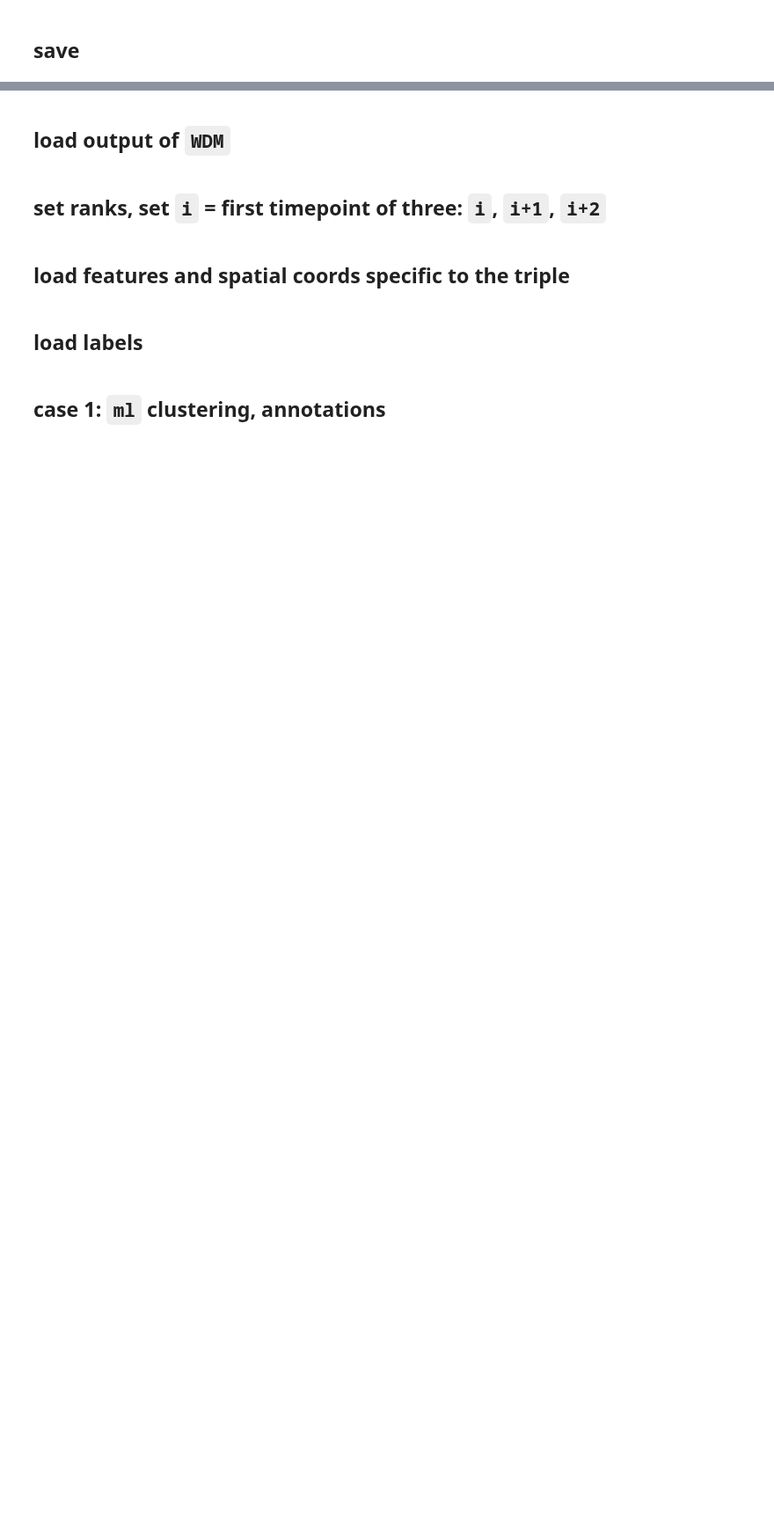
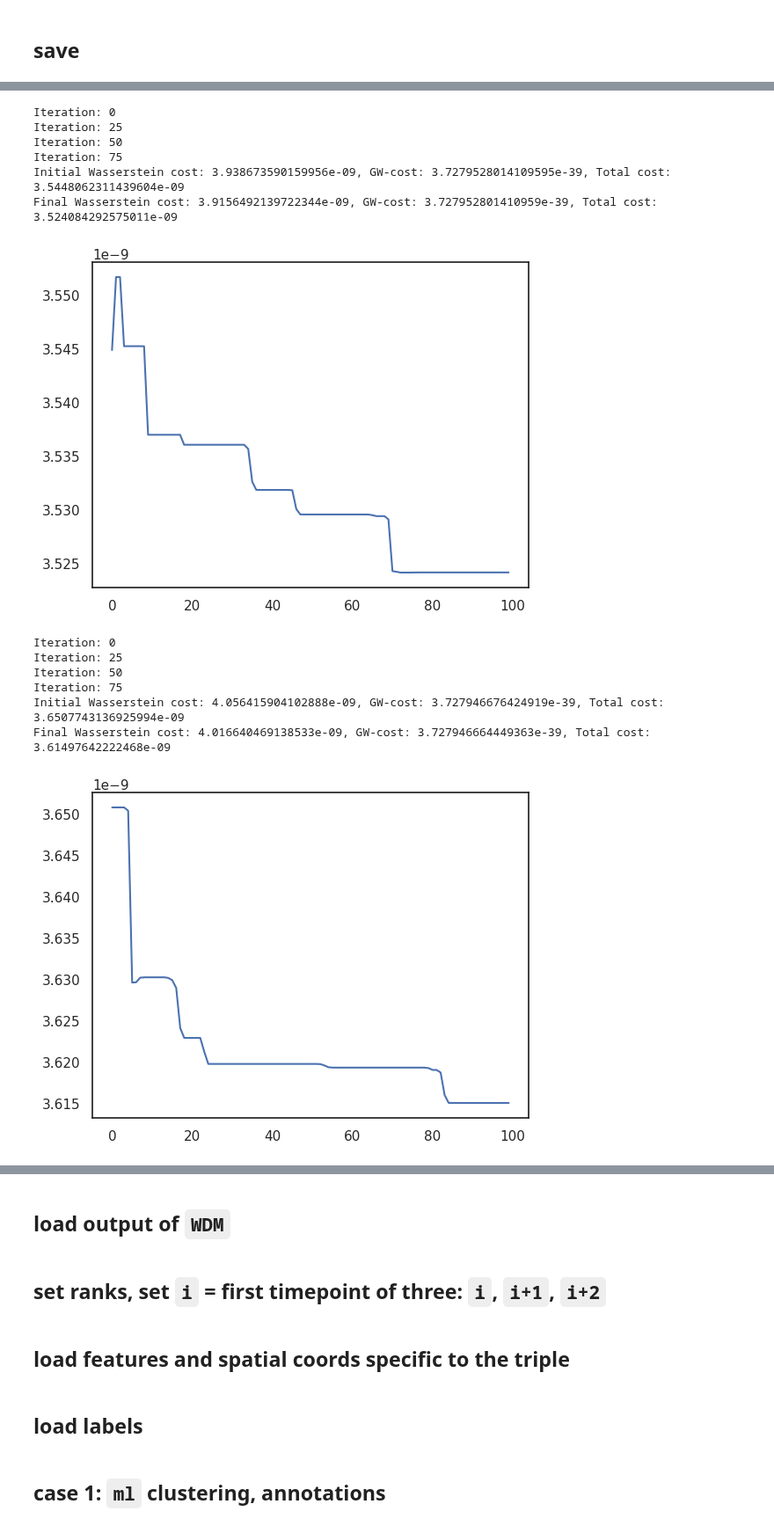
Before and after one commit to raphael-group/HM-OT, a Jupyter notebook: experiments/zf_test_run.ipynb, the cells around one changed output, grey strips where cells are left out. Shown at 88% size. Saved outputs shown, nothing was run; the diff lists cells and outputs as text; code cells hidden in the pictures; blank space fills up the shorter version.

```diff
--- a/experiments/zf_test_run.ipynb
+++ b/experiments/zf_test_run.ipynb
@@ -181,5 +202,5 @@ importlib.reload(util_zf)
 ## set truncation, time
 # %%
 ## set truncation
-truncation = 100
-time = 25.0
+truncation = 50
+time = 10.0
@@ -416,0 +445,28 @@ np.save(filehandle_save + 'ann_T1.npy', T1_np)
+# %%
+%%time
+Q_annot = Qs_gt_tensor
+
+importlib.reload(WassersteinDiffMap)
+
+WDM2 = WassersteinDiffMap.WassersteinDifferentiationMapping(ranks, tau_in = tau_in, tau_out=tau_out, \
+                      gamma=gamma, max_iter=100, min_iter=100, device=device, dtype=torch.float64, \
+                     printCost=True, returnFull=False, alpha=alpha, beta=beta, \
+                      initialization='Full', init_args=None)
+
+WDM2.impute_annotated_transitions(C_factors_sequence, A_factors_sequence, Q_annot)
+T_gammas = WDM2.T_gammas
+# %% [output]
+Iteration: 0
+Iteration: 25
+Iteration: 50
+Iteration: 75
+Initial Wasserstein cost: 3.938673590159956e-09, GW-cost: 3.7279528014109595e-39, Total cost: 3.5448062311439604e-09
+Final Wasserstein cost: 3.9156492139722344e-09, GW-cost: 3.727952801410959e-39, Total cost: 3.524084292575011e-09
+[figure, added]
+Iteration: 0
+Iteration: 25
+Iteration: 50
+Iteration: 75
+Initial Wasserstein cost: 4.056415904102888e-09, GW-cost: 3.727946676424919e-39, Total cost: 3.6507743136925994e-09
+Final Wasserstein cost: 4.016640469138533e-09, GW-cost: 3.727946664449363e-39, Total cost: 3.61497642222468e-09
+[figure, added]
```
Also changed, not shown: parts of 63 cells of this notebook, 1 other file.
